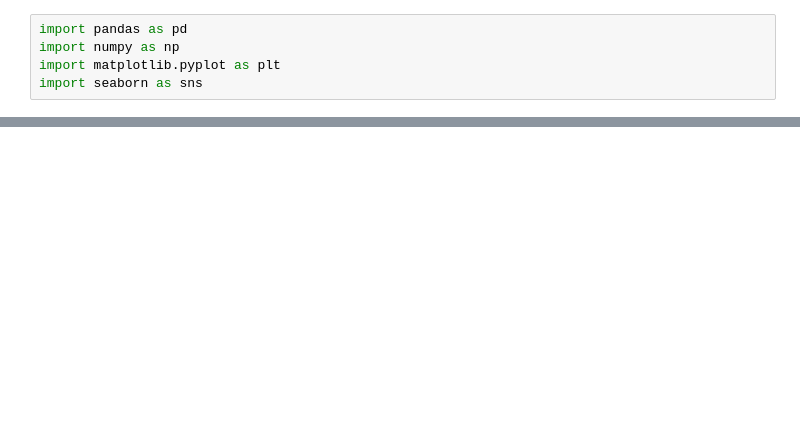
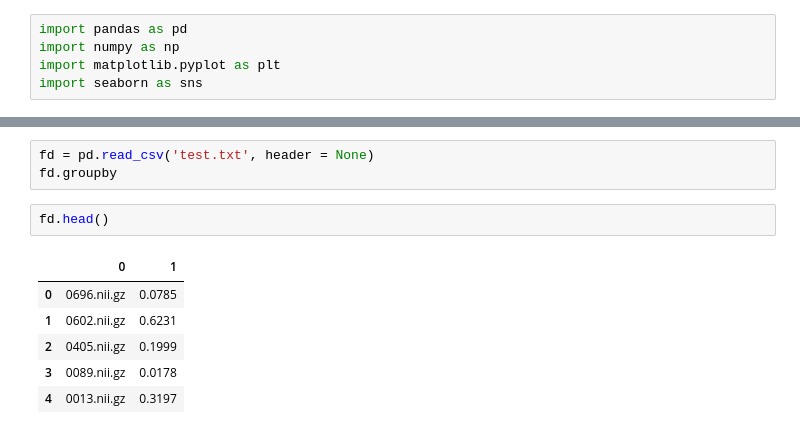
Before and after one commit to Timothy102/ct-ris, a Jupyter notebook: Interpret.ipynb, the cells around one changed output, grey strips where cells are left out. Drawn from its saved outputs; the diff is of its cells as text; blank space fills up the shorter version.

```diff
--- a/Interpret.ipynb
+++ b/Interpret.ipynb
@@ -84,0 +83,12 @@ plt.show()
+# %%
+fd = pd.read_csv('test.txt', header = None)
+fd.groupby
+# %%
+fd.head()
+# %% [output]
+|  | 0 | 1 |
+| 0 | 0696.nii.gz | 0.0785 |
+| 1 | 0602.nii.gz | 0.6231 |
+| 2 | 0405.nii.gz | 0.1999 |
+| 3 | 0089.nii.gz | 0.0178 |
+| 4 | 0013.nii.gz | 0.3197 |
```
Also changed, not shown: parts of 21 cells of this notebook, 1 other file.
